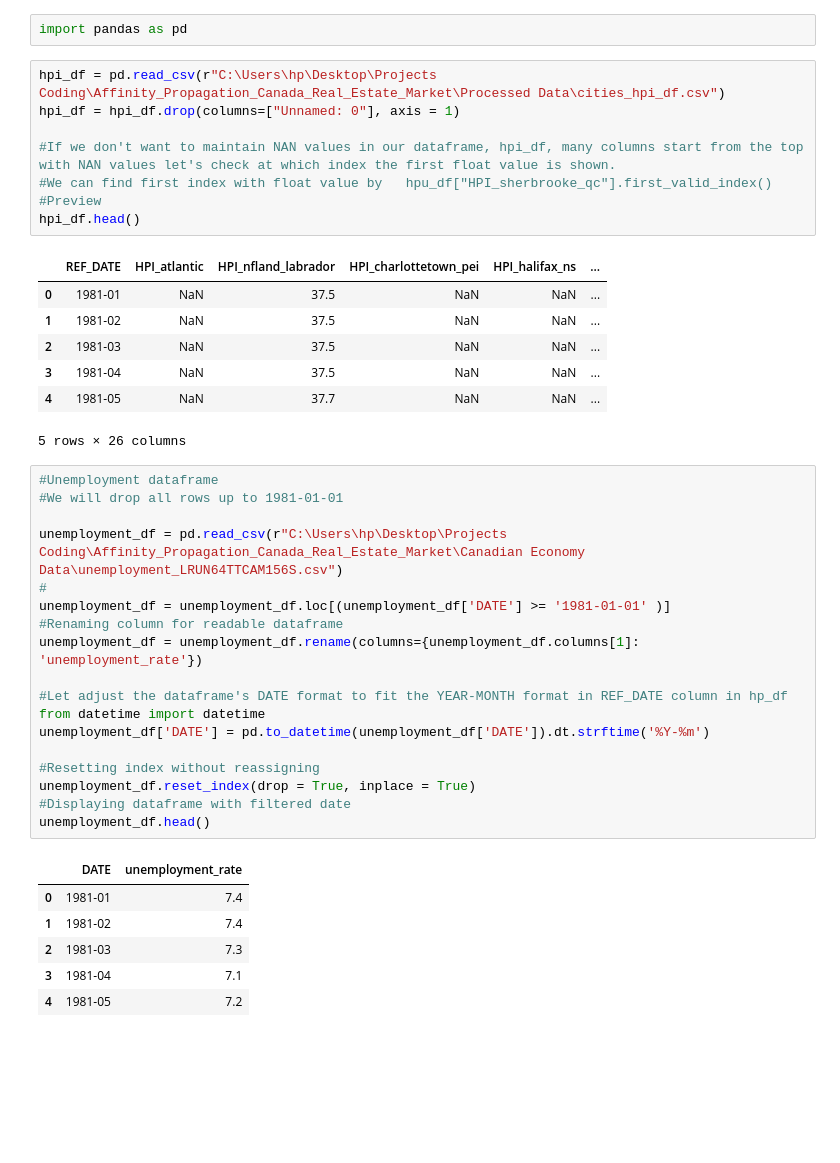
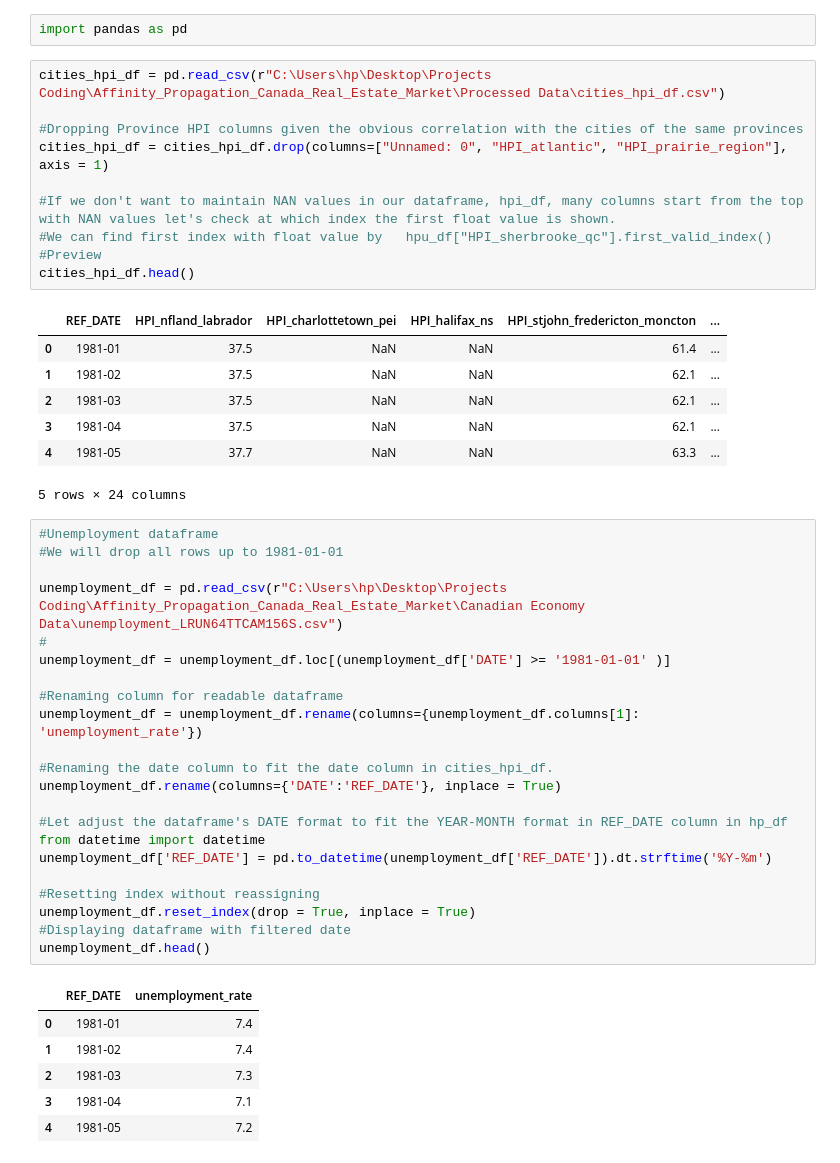
Before and after one commit to HoussamZak/Affinity_Propagation_and_Correlation_Analysis_Canada_Real_Estate, a Jupyter notebook: 3_Correlation_Analysis.ipynb, the cells around one changed output. Drawn from its saved outputs; the diff is of its cells as text; blank space fills up the shorter version.

```diff
--- a/3_Correlation_Analysis.ipynb
+++ b/3_Correlation_Analysis.ipynb
@@ -6,21 +21,23 @@ In the folder "Canadian Economy Data", you will find csv containing monthly data
 # %%
 import pandas as pd
 # %%
-hpi_df = pd.read_csv(r"C:\Users\hp\Desktop\Projects Coding\Affinity_Propagation_Canada_Real_Estate_Market\Processed Data\cities_hpi_df.csv")
-hpi_df = hpi_df.drop(columns=["Unnamed: 0"], axis = 1)
+cities_hpi_df = pd.read_csv(r"C:\Users\hp\Desktop\Projects Coding\Affinity_Propagation_Canada_Real_Estate_Market\Processed Data\cities_hpi_df.csv")
+
+#Dropping Province HPI columns given the obvious correlation with the cities of the same provinces
+cities_hpi_df = cities_hpi_df.drop(columns=["Unnamed: 0", "HPI_atlantic", "HPI_prairie_region"], axis = 1)
 
 #If we don't want to maintain NAN values in our dataframe, hpi_df, many columns start from the top with NAN values let's check at which index the first float value is shown.
 #We can find first index with float value by   hpu_df["HPI_sherbrooke_qc"].first_valid_index()
 #Preview
-hpi_df.head()
+cities_hpi_df.head()
 # %% [output]
-|  | REF_DATE | HPI_atlantic | HPI_nfland_labrador | HPI_charlottetown_pei | HPI_halifax_ns | ... |
-| 0 | 1981-01 | NaN | 37.5 | NaN | NaN | ... |
-| 1 | 1981-02 | NaN | 37.5 | NaN | NaN | ... |
-| 2 | 1981-03 | NaN | 37.5 | NaN | NaN | ... |
-| 3 | 1981-04 | NaN | 37.5 | NaN | NaN | ... |
-| 4 | 1981-05 | NaN | 37.7 | NaN | NaN | ... |
+|  | REF_DATE | HPI_nfland_labrador | HPI_charlottetown_pei | HPI_halifax_ns | HPI_stjohn_fredericton_moncton | ... |
+| 0 | 1981-01 | 37.5 | NaN | NaN | 61.4 | ... |
+| 1 | 1981-02 | 37.5 | NaN | NaN | 62.1 | ... |
+| 2 | 1981-03 | 37.5 | NaN | NaN | 62.1 | ... |
+| 3 | 1981-04 | 37.5 | NaN | NaN | 62.1 | ... |
+| 4 | 1981-05 | 37.7 | NaN | NaN | 63.3 | ... |
-5 rows × 26 columns
+5 rows × 24 columns
 # %%
 #Unemployment dataframe
 #We will drop all rows up to 1981-01-01
@@ -28,19 +45,23 @@ hpi_df.head()
 unemployment_df = pd.read_csv(r"C:\Users\hp\Desktop\Projects Coding\Affinity_Propagation_Canada_Real_Estate_Market\Canadian Economy Data\unemployment_LRUN64TTCAM156S.csv")
 #
 unemployment_df = unemployment_df.loc[(unemployment_df['DATE'] >= '1981-01-01' )]
+
 #Renaming column for readable dataframe
 unemployment_df = unemployment_df.rename(columns={unemployment_df.columns[1]: 'unemployment_rate'})
 
+#Renaming the date column to fit the date column in cities_hpi_df.
+unemployment_df.rename(columns={'DATE':'REF_DATE'}, inplace = True)
+
 #Let adjust the dataframe's DATE format to fit the YEAR-MONTH format in REF_DATE column in hp_df
 from datetime import datetime
-unemployment_df['DATE'] = pd.to_datetime(unemployment_df['DATE']).dt.strftime('%Y-%m')
+unemployment_df['REF_DATE'] = pd.to_datetime(unemployment_df['REF_DATE']).dt.strftime('%Y-%m')
 
 #Resetting index without reassigning
 unemployment_df.reset_index(drop = True, inplace = True)
 #Displaying dataframe with filtered date
 unemployment_df.head()
 # %% [output]
-|  | DATE | unemployment_rate |
+|  | REF_DATE | unemployment_rate |
 | 0 | 1981-01 | 7.4 |
 | 1 | 1981-02 | 7.4 |
 | 2 | 1981-03 | 7.3 |
```
Also changed, not shown: parts of 10 cells of this notebook, 2 other files.
